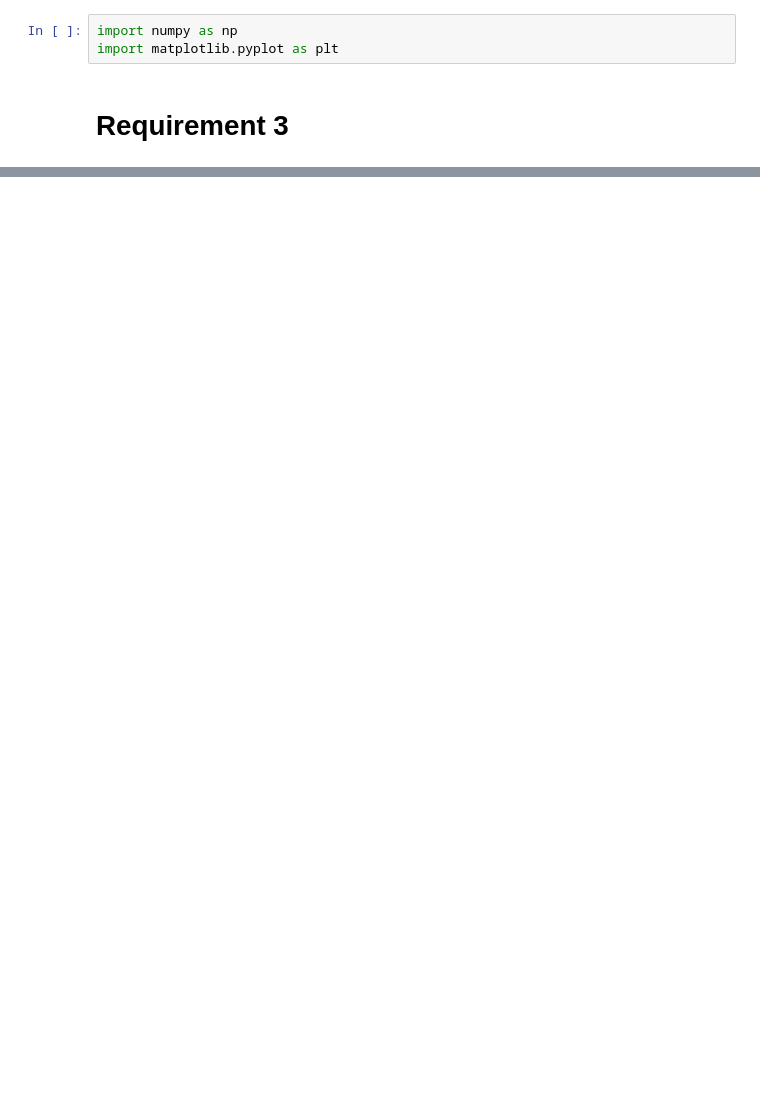
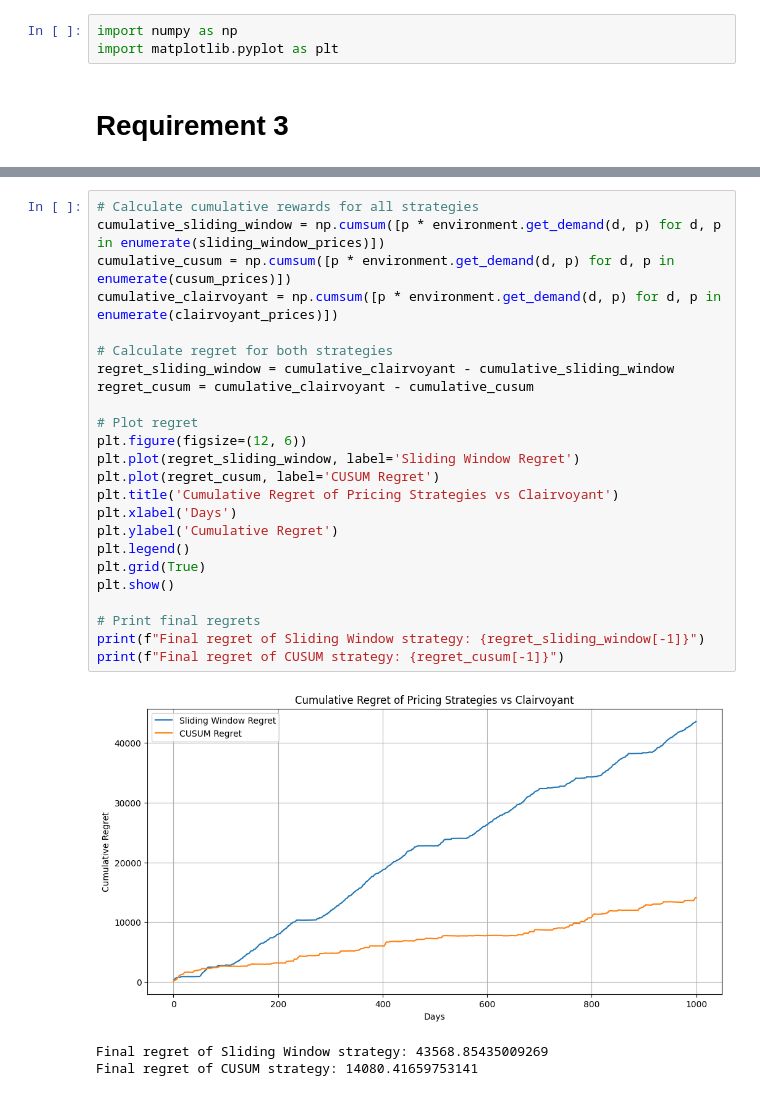
Before and after one commit to mvarenneensta/OLA24, a Jupyter notebook: req3.ipynb, the cells around one changed output, grey strips where cells are left out. Saved outputs shown, nothing was run; the diff lists cells and outputs as text; blank space fills up the shorter version.

```diff
--- a/req3.ipynb
+++ b/req3.ipynb
@@ -161,0 +245,28 @@ Total revenue for CUSUM strategy: 15628.244807136212
+# %%
+# Calculate cumulative rewards for all strategies
+cumulative_sliding_window = np.cumsum([p * environment.get_demand(d, p) for d, p in enumerate(sliding_window_prices)])
+cumulative_cusum = np.cumsum([p * environment.get_demand(d, p) for d, p in enumerate(cusum_prices)])
+cumulative_clairvoyant = np.cumsum([p * environment.get_demand(d, p) for d, p in enumerate(clairvoyant_prices)])
+
+# Calculate regret for both strategies
+regret_sliding_window = cumulative_clairvoyant - cumulative_sliding_window
+regret_cusum = cumulative_clairvoyant - cumulative_cusum
+
+# Plot regret
+plt.figure(figsize=(12, 6))
+plt.plot(regret_sliding_window, label='Sliding Window Regret')
+plt.plot(regret_cusum, label='CUSUM Regret')
+plt.title('Cumulative Regret of Pricing Strategies vs Clairvoyant')
+plt.xlabel('Days')
+plt.ylabel('Cumulative Regret')
+plt.legend()
+plt.grid(True)
+plt.show()
+
+# Print final regrets
+print(f"Final regret of Sliding Window strategy: {regret_sliding_window[-1]}")
+print(f"Final regret of CUSUM strategy: {regret_cusum[-1]}")
+# %% [output]
+[figure, added]
+Final regret of Sliding Window strategy: 43568.85435009269
+Final regret of CUSUM strategy: 14080.41659753141
```
Also changed, not shown: parts of 6 cells of this notebook.
